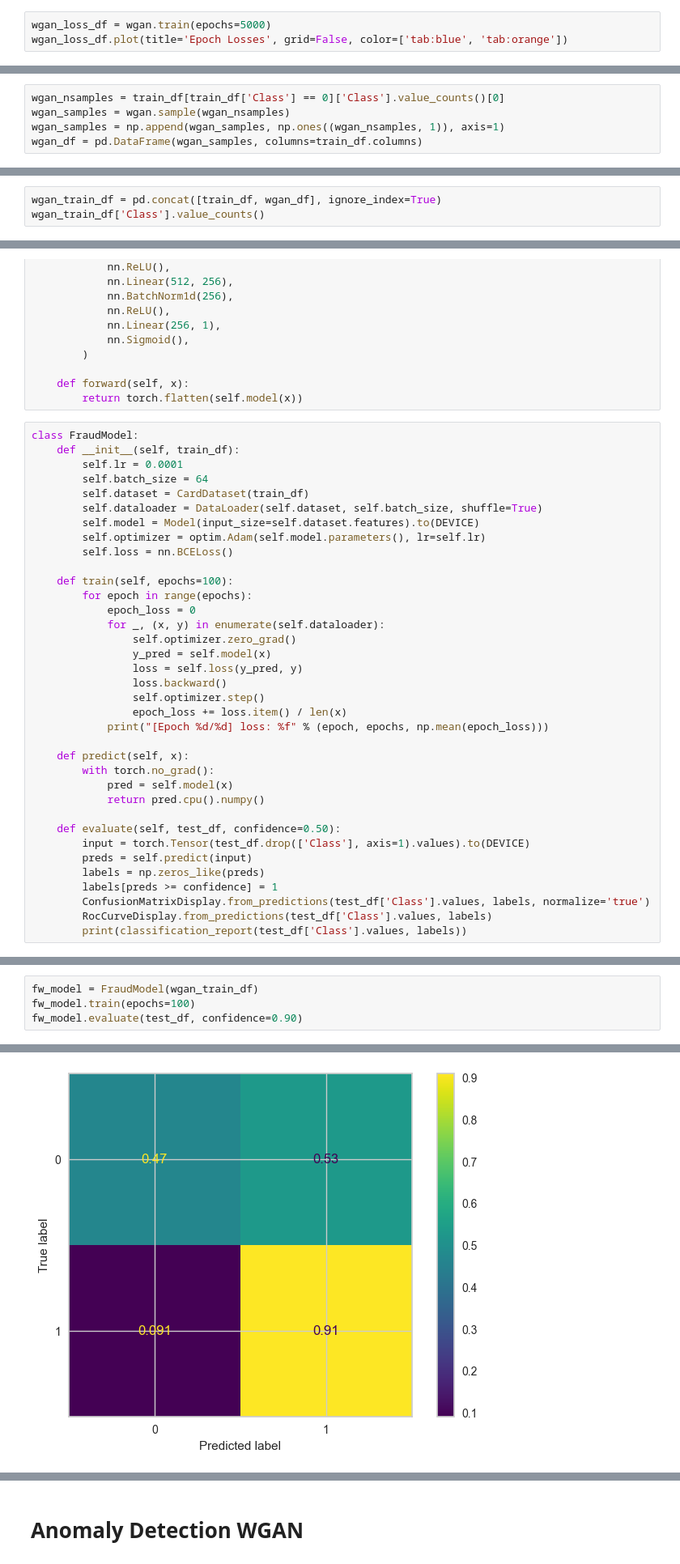
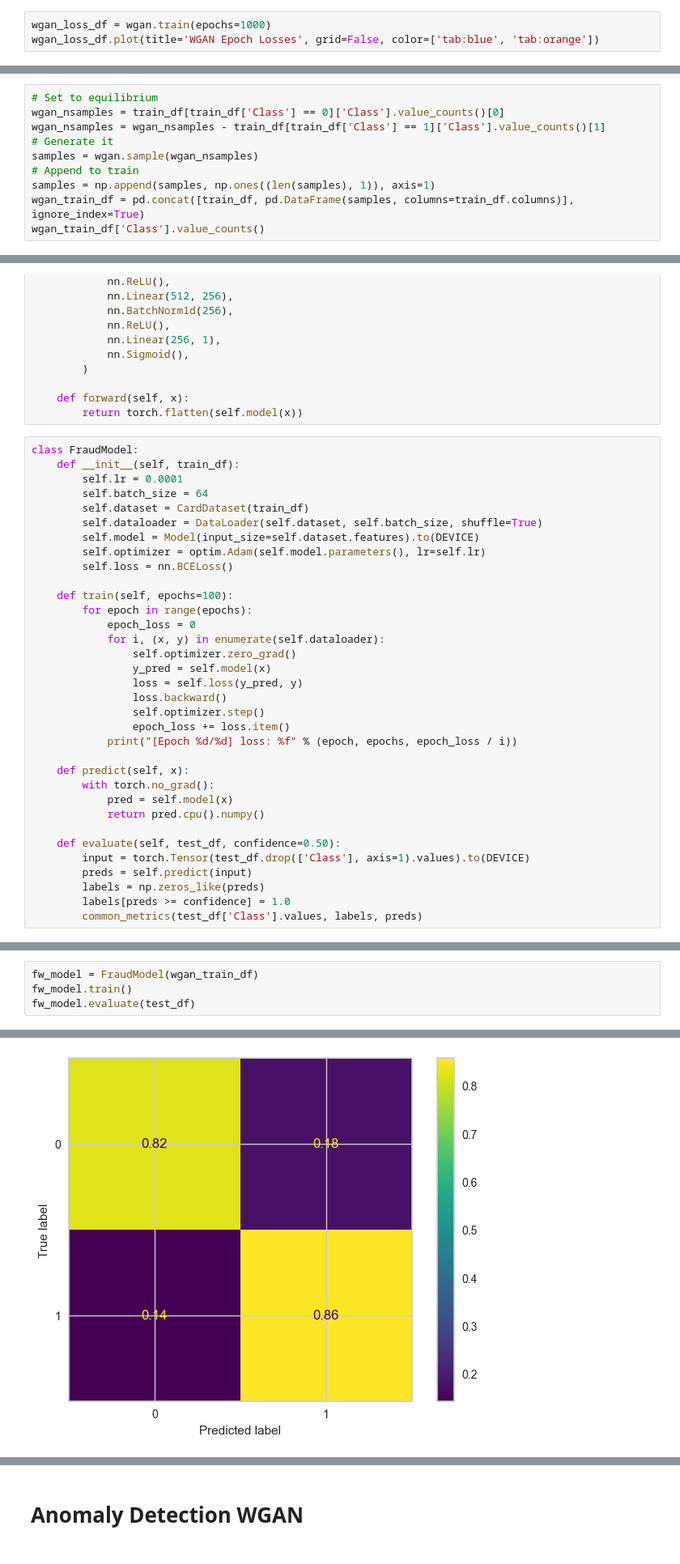
Before and after one commit to crdsteixeira/Advanced-Topics-of-Machine-Learning_GANs_for_Fraud_Detection, a Jupyter notebook: project.ipynb, the cells around one changed output, grey strips where cells are left out. Shown at 81% size. Saved outputs shown, nothing was run; the diff lists cells and outputs as text.

Commit message:
Update Project Notebook
Add metrics for all models and run from scratch.

Signed-off-by: Catia Teixeira <catia.rds.teixeira@gmail.com>

```diff
--- a/project.ipynb
+++ b/project.ipynb
@@ -346,6 +373,6 @@ class WGAN:
 # %%
 wgan = WGAN(train_df)
 # %%
-wgan_loss_df = wgan.train(epochs=5000)
-wgan_loss_df.plot(title='Epoch Losses', grid=False, color=['tab:blue', 'tab:orange'])
+wgan_loss_df = wgan.train(epochs=1000)
+wgan_loss_df.plot(title='WGAN Epoch Losses', grid=False, color=['tab:blue', 'tab:orange'])
 # %% [output]
@@ -371,5 +398,10 @@ wgan_loss_df.plot(title='Epoch Losses', grid=False, color=['tab:blue', 'tab:oran
 # %%
+# Set to equilibrium
 wgan_nsamples = train_df[train_df['Class'] == 0]['Class'].value_counts()[0]
-wgan_samples = wgan.sample(wgan_nsamples)
-wgan_samples = np.append(wgan_samples, np.ones((wgan_nsamples, 1)), axis=1)
-wgan_df = pd.DataFrame(wgan_samples, columns=train_df.columns)
+wgan_nsamples = wgan_nsamples - train_df[train_df['Class'] == 1]['Class'].value_counts()[1]
+# Generate it
+samples = wgan.sample(wgan_nsamples)
+# Append to train
+samples = np.append(samples, np.ones((len(samples), 1)), axis=1)
+wgan_train_df = pd.concat([train_df, pd.DataFrame(samples, columns=train_df.columns)], ignore_index=True)
+wgan_train_df['Class'].value_counts()
@@ -392,3 +411,0 @@ wgan_df
-# %%
-wgan_train_df = pd.concat([train_df, wgan_df], ignore_index=True)
-wgan_train_df['Class'].value_counts()
@@ -508,14 +513,14 @@ class FraudModel:
     def train(self, epochs=100):
         for epoch in range(epochs):
             epoch_loss = 0
-            for _, (x, y) in enumerate(self.dataloader):
+            for i, (x, y) in enumerate(self.dataloader):
                 self.optimizer.zero_grad()
                 y_pred = self.model(x)
                 loss = self.loss(y_pred, y)
                 loss.backward()
                 self.optimizer.step()
-                epoch_loss += loss.item() / len(x)
-            print("[Epoch %d/%d] loss: %f" % (epoch, epochs, np.mean(epoch_loss)))
+                epoch_loss += loss.item()
+            print("[Epoch %d/%d] loss: %f" % (epoch, epochs, epoch_loss / i))
 
     def predict(self, x):
         with torch.no_grad():
@@ -526,7 +531,5 @@ class FraudModel:
         input = torch.Tensor(test_df.drop(['Class'], axis=1).values).to(DEVICE)
         preds = self.predict(input)
         labels = np.zeros_like(preds)
-        labels[preds >= confidence] = 1
-        ConfusionMatrixDisplay.from_predictions(test_df['Class'].values, labels, normalize='true')
-        RocCurveDisplay.from_predictions(test_df['Class'].values, labels)
-        print(classification_report(test_df['Class'].values, labels))
+        labels[preds >= confidence] = 1.0
+        common_metrics(test_df['Class'].values, labels, preds)
@@ -579,5 +606,5 @@ weighted avg       1.00      0.67      0.80     59942
 # %%
 fw_model = FraudModel(wgan_train_df)
-fw_model.train(epochs=100)
-fw_model.evaluate(test_df, confidence=0.90)
+fw_model.train()
+fw_model.evaluate(test_df)
 # %% [output]
@@ -601 +628 @@ weighted avg       1.00      0.47      0.63     59942
-[figure, old version]
+[figure, new version]
```
Also changed, not shown: parts of 53 cells of this notebook.
